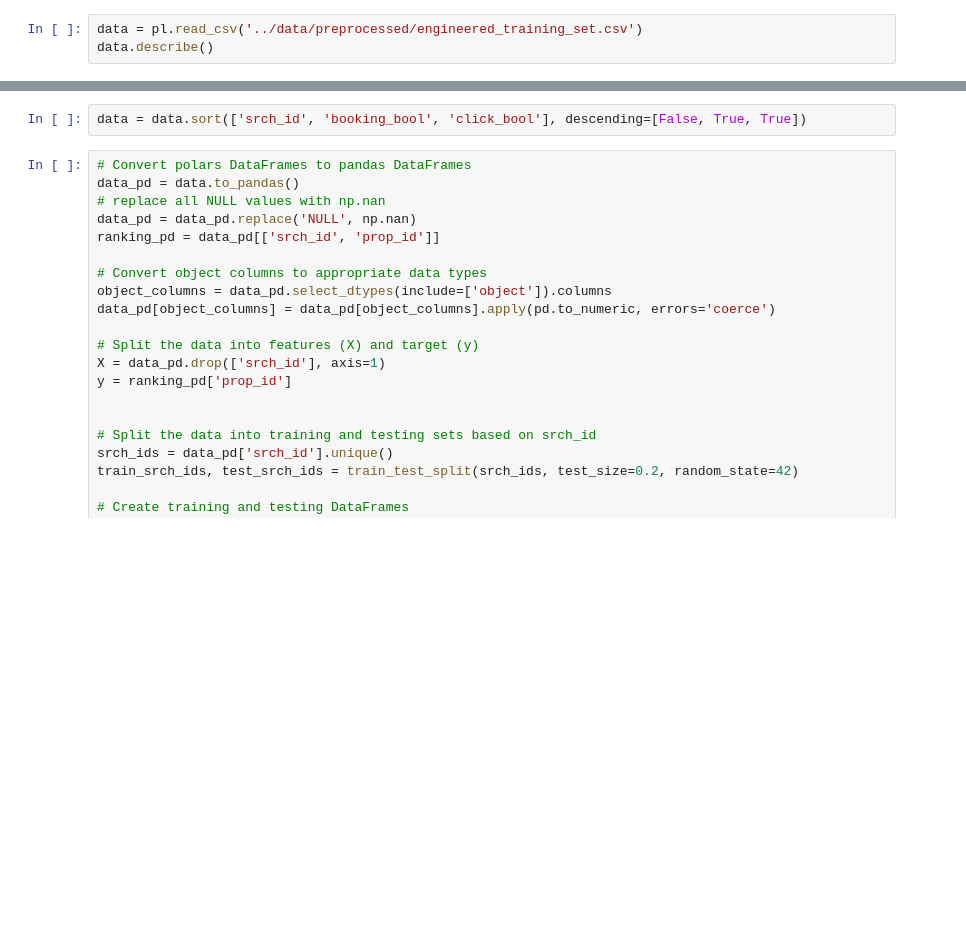
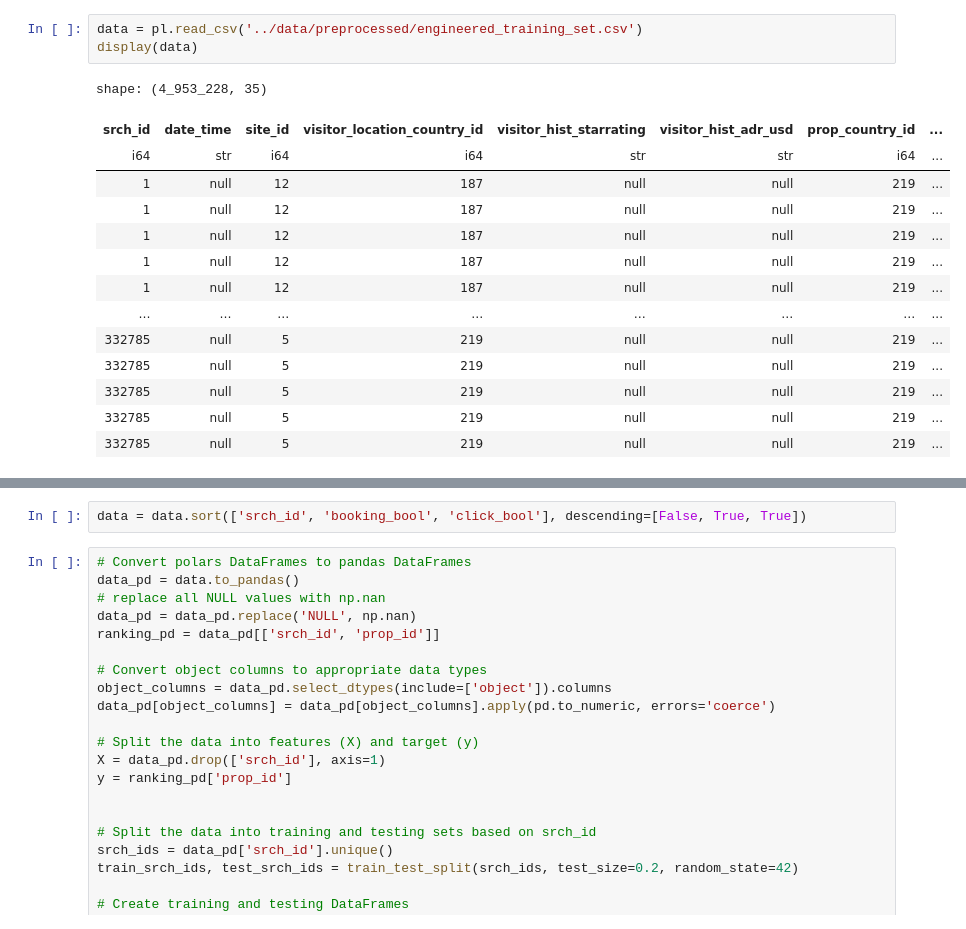
Before and after one commit to nabilasiregar/expedia-kaggle-competition, a Jupyter notebook: notebooks/xgboost.ipynb, the cells around one changed output, grey strips where cells are left out. Drawn from its saved outputs; the diff is of its cells as text; blank space fills up the shorter version.

```diff
--- a/notebooks/xgboost.ipynb
+++ b/notebooks/xgboost.ipynb
@@ -9,3 +36,18 @@ from tqdm.notebook import tqdm
 # %%
 data = pl.read_csv('../data/preprocessed/engineered_training_set.csv')
-data.describe()
+display(data)
+# %% [output]
+shape: (4_953_228, 35)
+| srch_id | date_time | site_id | visitor_location_country_id | visitor_hist_starrating | visitor_hist_adr_usd | prop_country_id | ... |
+| i64 | str | i64 | i64 | str | str | i64 | ... |
+| 1 | null | 12 | 187 | null | null | 219 | ... |
+| 1 | null | 12 | 187 | null | null | 219 | ... |
+| 1 | null | 12 | 187 | null | null | 219 | ... |
+| 1 | null | 12 | 187 | null | null | 219 | ... |
+| 1 | null | 12 | 187 | null | null | 219 | ... |
+| … | … | … | … | … | … | … | ... |
+| 332785 | null | 5 | 219 | null | null | 219 | ... |
+| 332785 | null | 5 | 219 | null | null | 219 | ... |
+| 332785 | null | 5 | 219 | null | null | 219 | ... |
+| 332785 | null | 5 | 219 | null | null | 219 | ... |
+| 332785 | null | 5 | 219 | null | null | 219 | ... |
```
Also changed, not shown: parts of 10 cells of this notebook, 3 other files.
